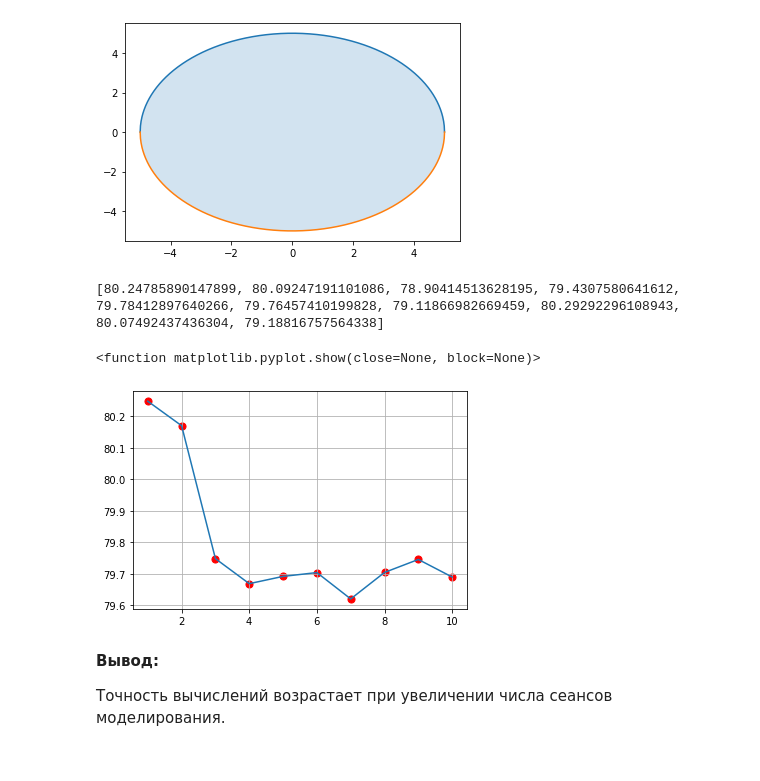
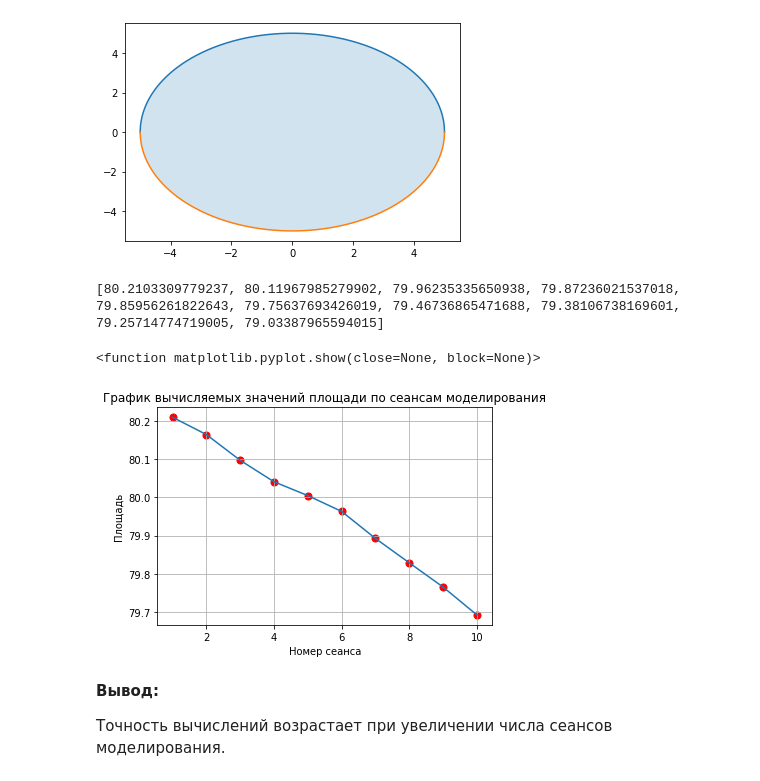
Before and after one commit to Natrofl/intsys_practices, a Jupyter notebook: [MTUCI]_Stats.ipynb, the cells around one changed output. Drawn from its saved outputs; the diff is of its cells as text; code cells hidden in the pictures.

```diff
--- a/[MTUCI]_Stats.ipynb
+++ b/[MTUCI]_Stats.ipynb
@@ -372,17 +372,31 @@ plt.fill_between(x, f(x), g(x), alpha = 0.2)
 # %%
 import random
 f = lambda x: np.sqrt(25 - x**2)
+# %%
+import math
+import random
+
+def generate( min = 0.1, max = 1, number = 10 ):
+    start = 0
+    for i in range(number, 0, -1 ):
+        start = start + math.log( random.random( ) ) / i
+        next = math.exp( start ) * ( max - min ) + min
+        yield next
+
+rnd = []
+for number in generate( ):
+    rnd.append(number)
 # %%
 import scipy.integrate as integrate
 import math
 ar = []
 for i in range(10):
     x = np.random.normal(loc = -5, scale =5, size = 100)
-    fdu = (integrate.quad(f, -5,5)[0] + random.uniform(0.1, 1)) * 2
+    fdu = (integrate.quad(f, -5,5)[0] + rnd[i]) * 2
     ar.append(fdu)
 print(ar)
 # %% [output]
-[80.24785890147899, 80.09247191101086, 78.90414513628195, 79.4307580641612, 79.78412897640266, 79.76457410199828, 79.11866982669459, 80.29292296108943, 80.07492437436304, 79.18816757564338]
+[80.2103309779237, 80.11967985279902, 79.96235335650938, 79.87236021537018, 79.85956261822643, 79.75637693426019, 79.46736865471688, 79.38106738169601, 79.25714774719005, 79.03387965594015]
 # %%
 sAr = []
 c = 1
@@ -394,15 +408,17 @@ for i in range(len(ar)):
 # %%
 x = np.arange(1,11)
 y = np.array(sAr)
 
-
+plt.title('График вычисляемых значений площади по сеансам моделирования')
+plt.ylabel('Площадь')
+plt.xlabel('Номер сеанса')
 plt.plot(x, y)
 plt.scatter(x, y, s=50, c="red")
 plt.grid(True)
 plt.show
 # %% [output]
 <function matplotlib.pyplot.show(close=None, block=None)>
-[figure, old version]
+[figure, new version]
 # %% [markdown]
 __Вывод:__
 
```
